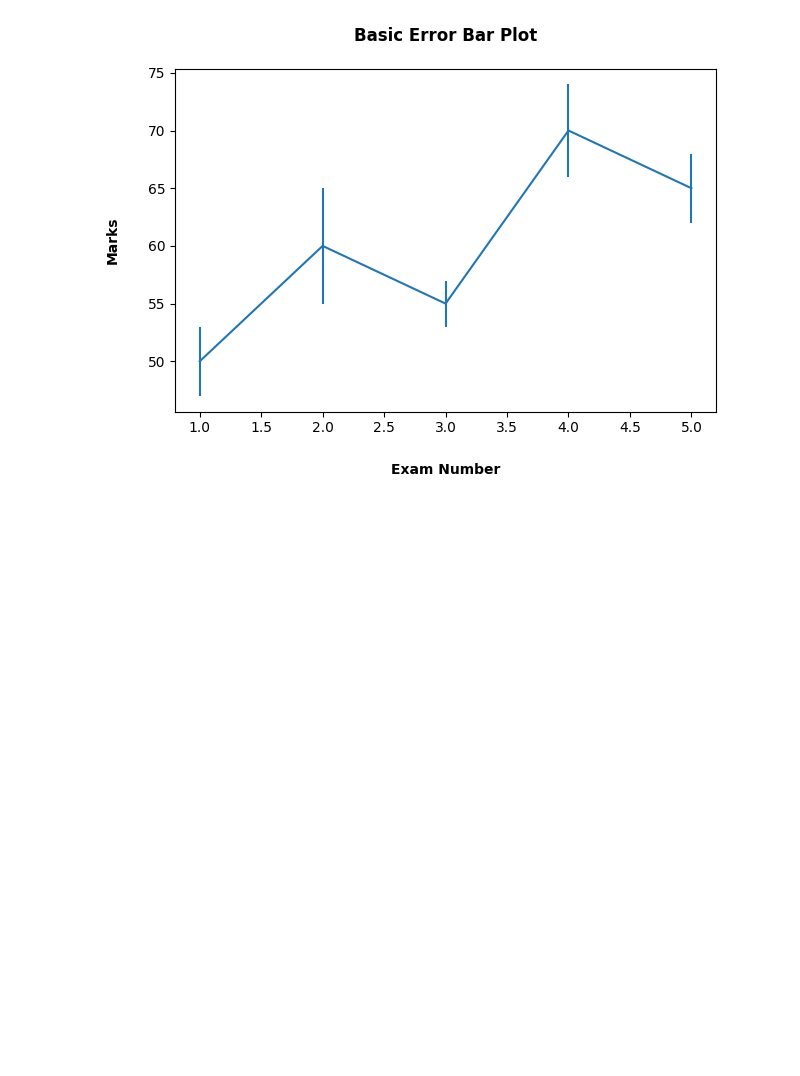
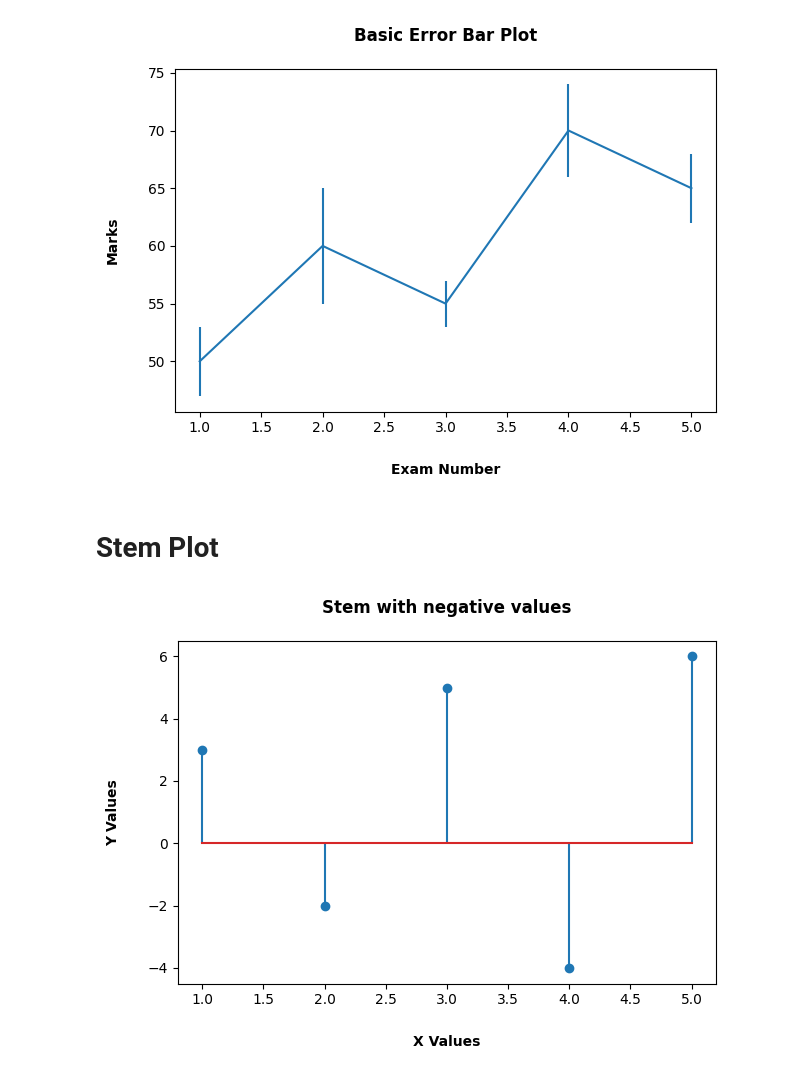
Before and after one commit to pratiksha-2410/Matplotlib-Charts, a Jupyter notebook: Line Plots.ipynb, the cells around one changed output. Cells and saved outputs as stored; diff of their text form; code cells hidden in the pictures; blank space fills up the shorter version.

Commit message:
Stem Plots

```diff
--- a/Line Plots.ipynb
+++ b/Line Plots.ipynb
@@ -665,3 +665,22 @@ plt.savefig('Basic Error Plot.png')
 plt.show()
 # %% [output]
 [figure]
+# %% [markdown]
+# Stem Plot
+# %%
+# Negative Data Stem Plot
+
+x = [1,2,3,4,5]
+y = [3,-2,5,-4,6]
+
+plt.stem(x, y)
+
+plt.title("Stem with negative values",fontweight='bold',pad=20)
+plt.xlabel('X Values',fontweight='bold',labelpad=20)
+plt.ylabel('Y Values',fontweight='bold',labelpad=20)
+plt.tight_layout()
+
+plt.savefig('Negative Data Error Plot.png')
+plt.show()
+# %% [output]
+[figure, added]
```
Also changed, not shown: parts of 4 cells of this notebook, 4 other files.
